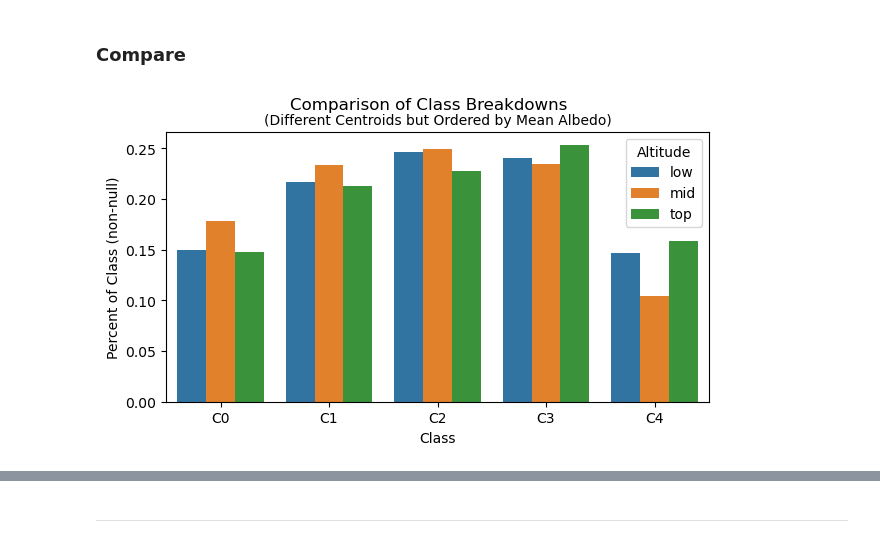
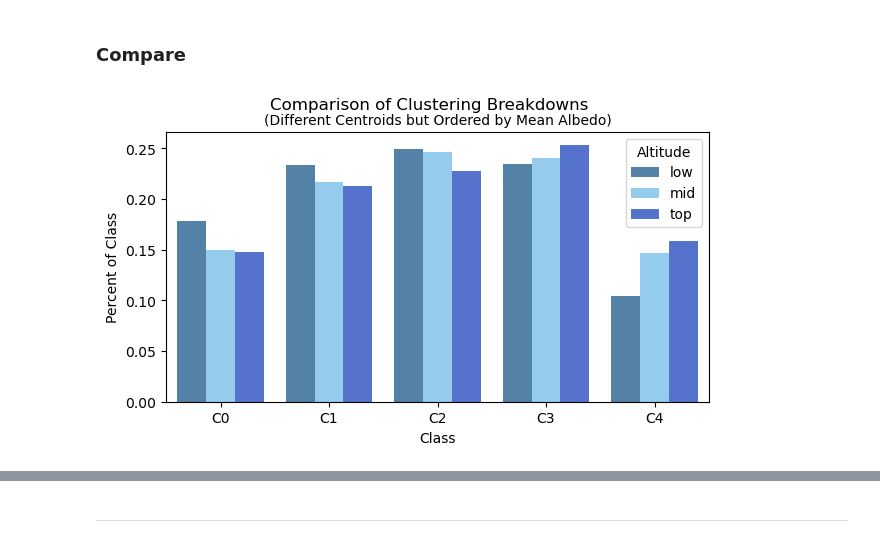
Before and after one commit to ds4114/Greenland_Drone_Analysis, a Jupyter notebook: code/ds4114_albedo_clustering.ipynb, the cells around one changed output, grey strips where cells are left out. Drawn from its saved outputs; the diff is of its cells as text; code cells hidden in the pictures.

```diff
--- a/code/ds4114_albedo_clustering.ipynb
+++ b/code/ds4114_albedo_clustering.ipynb
@@ -187,16 +187,17 @@ def ds4114_process_all(gi, ri, rei, ni, clusters=4):
 # %% [markdown]
 ### Data Prep
 # %%
-root = r'.\..\data' #root = r'C:\Users\Devan\Jupyter_Folder\Capstone\Greenland_Drone_Analysis\data'
-lgi = file_to_xr(os.path.join(root,  r'reflectance_matching\low_extract\green_template_matched_region.tif'),     True, 'low', 'green')
-lri = file_to_xr(os.path.join(root,  r'reflectance_matching\low_extract\red_template_matched_region.tif'),       True, 'low', 'red')
-lrei = file_to_xr(os.path.join(root, r'reflectance_matching\low_extract\red edge_template_matched_region.tif'),  True, 'low', 'rededge')
-lni = file_to_xr(os.path.join(root,  r'reflectance_matching\low_extract\nir_template_matched_region.tif'),       True, 'low', 'nir')
+root = r'.\..\data'
+#data was mislabeled in source so low <-> mid
+mgi = file_to_xr(os.path.join(root,  r'reflectance_matching\low_extract\green_template_matched_region.tif'),     True, 'mid', 'green')
+mri = file_to_xr(os.path.join(root,  r'reflectance_matching\low_extract\red_template_matched_region.tif'),       True, 'mid', 'red')
+mrei = file_to_xr(os.path.join(root, r'reflectance_matching\low_extract\red edge_template_matched_region.tif'),  True, 'mid', 'rededge')
+mni = file_to_xr(os.path.join(root,  r'reflectance_matching\low_extract\nir_template_matched_region.tif'),       True, 'mid', 'nir')
 
-mgi = file_to_xr(os.path.join(root,  r'reflectance_matching\medium_extract\green_template_matched_region.tif'),     True, 'mid', 'green')
-mri = file_to_xr(os.path.join(root,  r'reflectance_matching\medium_extract\red_template_matched_region.tif'),       True, 'mid', 'red')
-mrei = file_to_xr(os.path.join(root, r'reflectance_matching\medium_extract\red edge_template_matched_region.tif'),  True, 'mid', 'rededge')
-mni = file_to_xr(os.path.join(root,  r'reflectance_matching\medium_extract\nir_template_matched_region.tif'),       True, 'mid', 'nir')
+lgi = file_to_xr(os.path.join(root,  r'reflectance_matching\medium_extract\green_template_matched_region.tif'),     True, 'low', 'green')
+lri = file_to_xr(os.path.join(root,  r'reflectance_matching\medium_extract\red_template_matched_region.tif'),       True, 'low', 'red')
+lrei = file_to_xr(os.path.join(root, r'reflectance_matching\medium_extract\red edge_template_matched_region.tif'),  True, 'low', 'rededge')
+lni = file_to_xr(os.path.join(root,  r'reflectance_matching\medium_extract\nir_template_matched_region.tif'),       True, 'low', 'nir')
 
 tgi = file_to_xr(os.path.join(root,  r'reflectance_matching\top_extract\green_template_matched_region.tif'),     True, 'top', 'green')
 tri = file_to_xr(os.path.join(root,  r'reflectance_matching\top_extract\red_template_matched_region.tif'),       True, 'top', 'red')
@@ -205,5 +211,5 @@ tni = file_to_xr(os.path.join(root,  r'reflectance_matching\top_extract\nir_temp
 # %% [markdown]
 ### Execute
 # %%
-kmeans_low, index_full_label_xr_low, low_pcts = ds4114_process_all(lgi,lri,lrei,lni, clusters=5)
+kmeans_low, index_full_label_xr_low, low_pcts, redefine_mapping_low = ds4114_process_all(lgi,lri,lrei,lni, clusters=5)
 # %% [output]
@@ -229,3 +235,3 @@ Class 4 - 1,344,593 - 14.7%
 # %%
-kmeans_mid, index_full_label_xr_mid, mid_pcts = ds4114_process_all(mgi,mri,mrei,mni, clusters=5)
+kmeans_mid, index_full_label_xr_mid, mid_pcts, redefine_mapping_mid = ds4114_process_all(mgi,mri,mrei,mni, clusters=5)
 # %% [output]
@@ -251,3 +257,3 @@ Class 4 - 2,449,944 - 10.4%
 # %%
-kmeans_top, index_full_label_xr_top, top_pcts = ds4114_process_all(tgi,tri,trei,tni, clusters=5)
+kmeans_top, index_full_label_xr_top, top_pcts, redefine_mapping_top = ds4114_process_all(tgi,tri,trei,tni, clusters=5)
 # %% [output]
@@ -275,11 +281,13 @@ Class 4 - 557,755 - 15.9%
 # %%
 #even though cluster centroids are different, we can still compare between classes because they are ordered
 pct_comparison = pd.concat([low_pcts, mid_pcts, top_pcts], ignore_index=True, sort=False)
-plt.figure(figsize=(7,3.5))
-sns.barplot(x='Class', y='Percent', hue='Altitude', data=pct_comparison)
-plt.suptitle('Comparison of Class Breakdowns');
+#fig = plt.figure(figsize=(7,3.5))
+fig, ax = plt.subplots(1,1, figsize = (7,3.5))
+palette = ['steelblue', 'lightskyblue', 'royalblue']
+sns.barplot(x='Class', y='Percent', hue='Altitude', data=pct_comparison, palette = palette)
+plt.suptitle('Comparison of Clustering Breakdowns');
 plt.title('(Different Centroids but Ordered by Mean Albedo)', size=10)
 plt.xlabel("Class");
-plt.ylabel("Percent of Class (non-null)");
+plt.ylabel("Percent of Class"); #non-null
 # %% [output]
-[figure, old version]
+[figure, new version]
```
Also changed, not shown: parts of 22 cells of this notebook.
